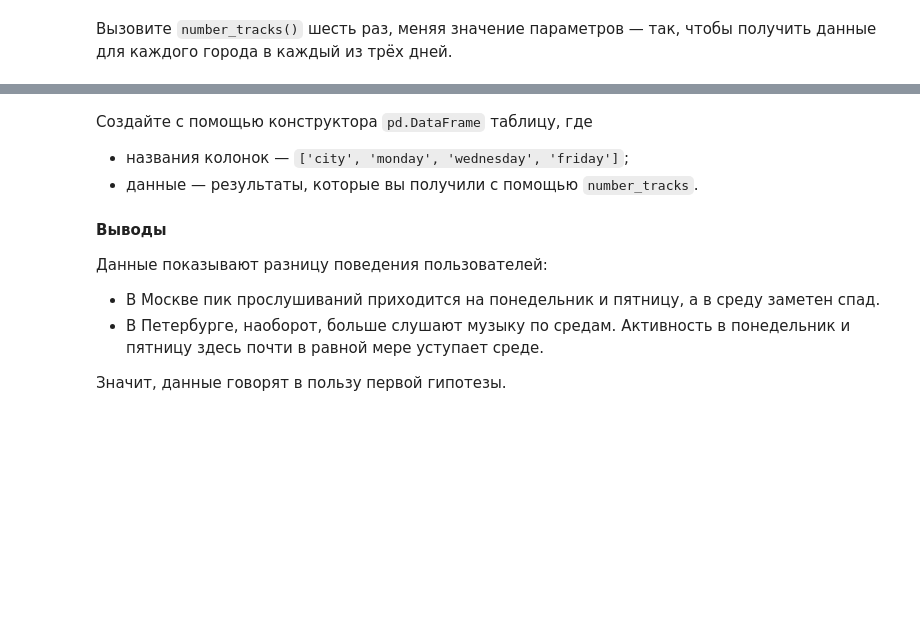
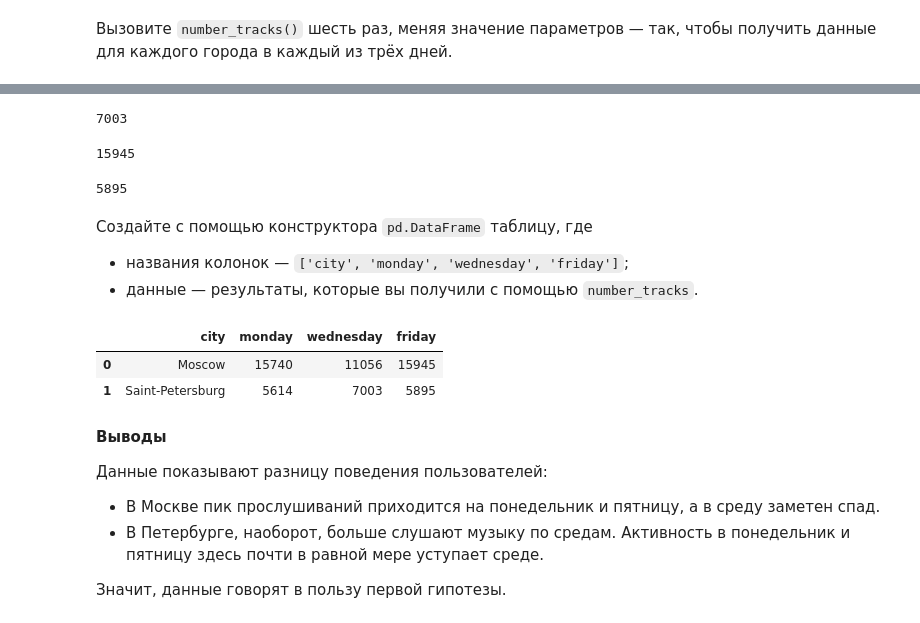
Before and after one commit to ishkining/data-science-time, a Jupyter notebook: chapter-1/chapter 1.1/book.ipynb, the cells around one changed output, grey strips where cells are left out. Drawn from its saved outputs; the diff is of its cells as text; code cells hidden in the pictures; blank space fills up the shorter version.

```diff
--- a/chapter-1/chapter 1.1/book.ipynb
+++ b/chapter-1/chapter 1.1/book.ipynb
@@ -339,6 +339,8 @@ Name: track, dtype: int64
 # затем из результата отфильтрует строки с нужным городом,
 # методом count() посчитает количество значений в колонке user_id.
 # Это количество функция вернёт в качестве результата
+def number_tracks(day, city):
+    return df[(df['day'] == day) & (df['city'] == city)]['track'].count()
 # %% [markdown]
 Вызовите `number_tracks()` шесть раз, меняя значение параметров — так, чтобы получить данные для каждого города в каждый из трёх дней.
 # %%
@@ -350,9 +361,18 @@ Name: track, dtype: int64
 # %%
 # количество прослушиваний в Санкт-Петербурге по средам
+print(number_tracks('Wednesday', 'Saint-Petersburg'))
+# %% [output]
+7003
 # %%
 # количество прослушиваний в Москве по пятницам
+print(number_tracks('Friday', 'Moscow'))
+# %% [output]
+15945
 # %%
 # количество прослушиваний в Санкт-Петербурге по пятницам
+print(number_tracks('Friday', 'Saint-Petersburg'))
+# %% [output]
+5895
 # %% [markdown]
 Создайте c помощью конструктора `pd.DataFrame` таблицу, где
 * названия колонок — `['city', 'monday', 'wednesday', 'friday']`;
@@ -362,3 +380,14 @@ Name: track, dtype: int64
+# %%
+# Таблица с результатами
+columns = ['city', 'monday', 'wednesday', 'friday']
+data = [['Moscow', number_tracks('Monday', 'Moscow'), number_tracks('Wednesday', 'Moscow'), number_tracks('Friday', 'Moscow')],
+       ['Saint-Petersburg',number_tracks('Monday', 'Saint-Petersburg'), number_tracks('Wednesday', 'Saint-Petersburg'), number_tracks('Friday', 'Saint-Petersburg')]]
+table_data = pd.DataFrame(data=data, columns=columns)
+display(table_data)
+# %% [output]
+|  | city | monday | wednesday | friday |
+| 0 | Moscow | 15740 | 11056 | 15945 |
+| 1 | Saint-Petersburg | 5614 | 7003 | 5895 |
 # %% [markdown]
 **Выводы**
 
```
Also changed, not shown: parts of 15 cells of this notebook.
